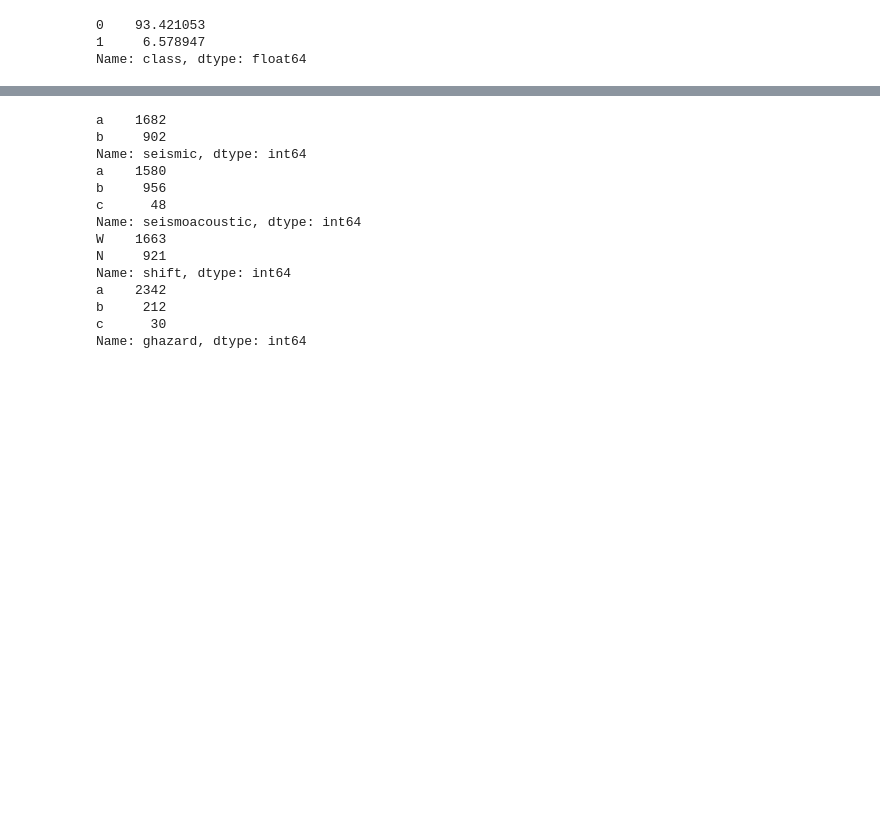
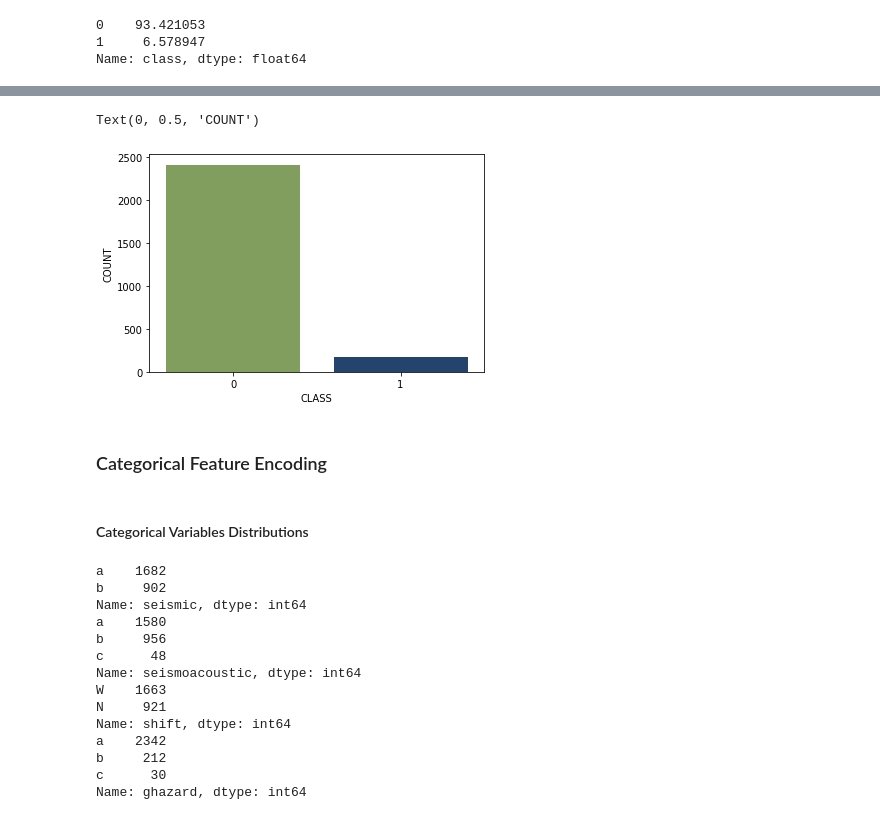
Before and after one commit to royn5618/Medium_Blog_Codes, a Jupyter notebook: Predicting Hazardrous Seismic Bumps/Predicting_Seismic_Bumps.ipynb, the cells around one changed output, grey strips where cells are left out. Drawn from its saved outputs; the diff is of its cells as text; code cells hidden in the pictures; blank space fills up the shorter version.

```diff
--- a/Predicting Hazardrous Seismic Bumps/Predicting_Seismic_Bumps.ipynb
+++ b/Predicting Hazardrous Seismic Bumps/Predicting_Seismic_Bumps.ipynb
@@ -150,3 +167,14 @@ Name: class, dtype: float64
+# %%
+sns.countplot(x=label, data=df, palette=colors)
+plt.xlabel('CLASS')
+plt.ylabel('COUNT')
+# %% [output]
+Text(0, 0.5, 'COUNT')
+[figure, added]
+# %% [markdown]
+### Categorical Feature Encoding
+# %% [markdown]
+#### Categorical Variables Distributions
 # %%
 for col in col_list_categorical:
     print(df[col].value_counts())
```
Also changed, not shown: parts of 12 cells of this notebook, 1 other file.
